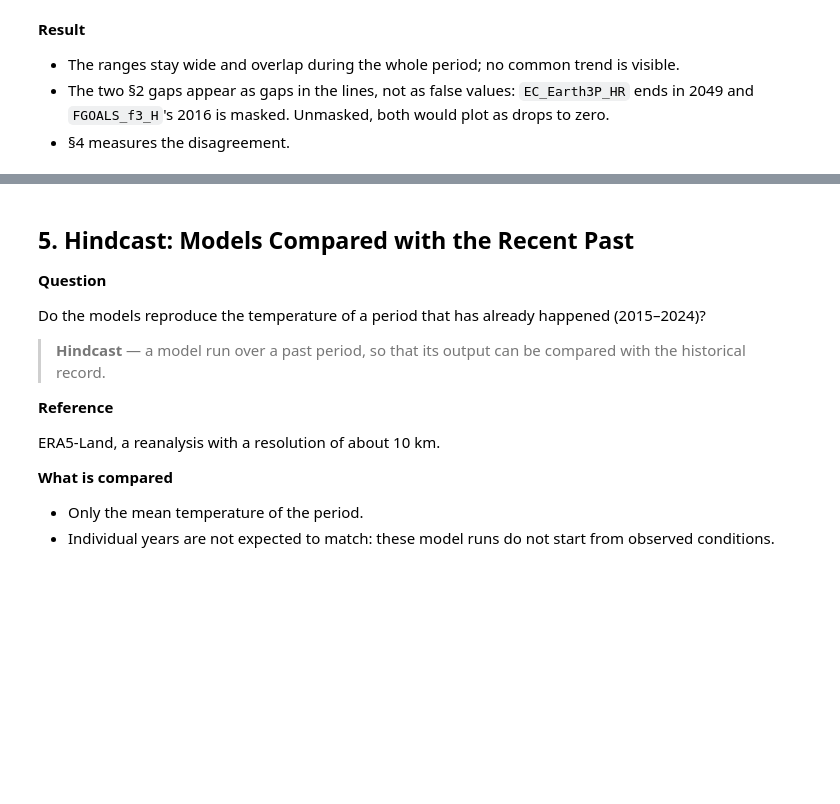
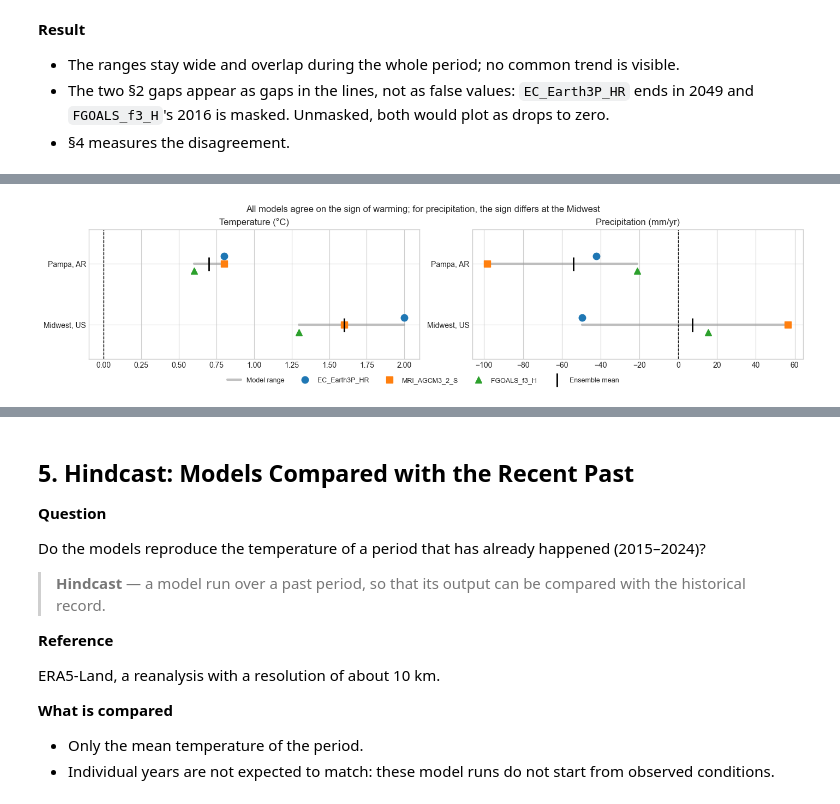
Before and after one commit to deloxantos/pretaverdi, a Jupyter notebook: notebooks/02-cmip6-multi-model-projections.ipynb, the cells around one changed output, grey strips where cells are left out. Cells and saved outputs as stored; diff of their text form; code cells hidden in the pictures; blank space fills up the shorter version.

```diff
--- a/notebooks/02-cmip6-multi-model-projections.ipynb
+++ b/notebooks/02-cmip6-multi-model-projections.ipynb
@@ -310,0 +279,12 @@ pd.DataFrame(
+# %%
+changes = pd.concat(
+    {
+        "Temperature (°C)": decadal_change(temperature),
+        "Precipitation (mm/yr)": decadal_change(precipitation),
+    }
+)
+plot_decadal_change(
+    changes, "All models agree on the sign of warming; for precipitation, the sign differs at the Midwest"
+);
+# %% [output]
+[figure, added]
```
Also changed, not shown: parts of 22 cells of this notebook.
